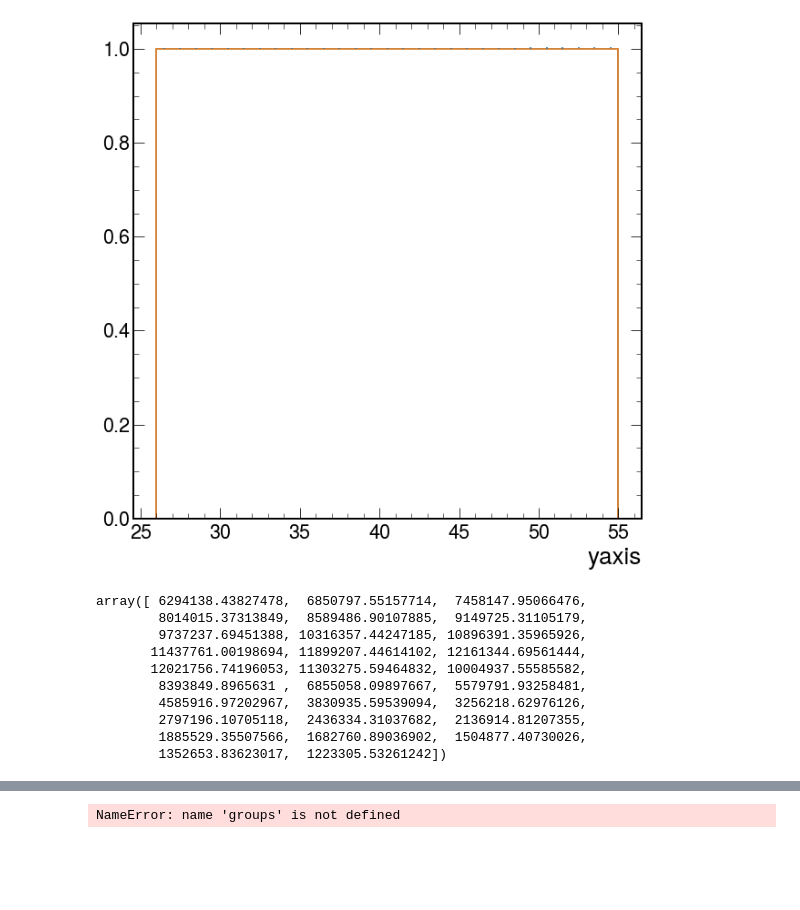
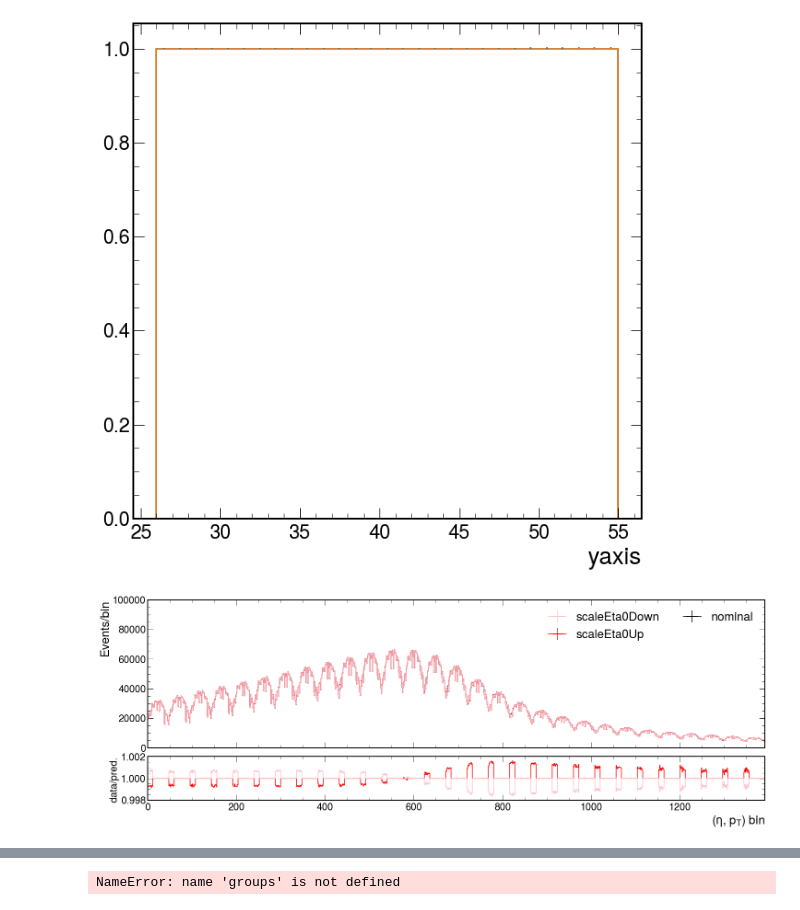
Before and after one commit to bendavid/WRemnants, a Jupyter notebook: notebooks/systsScratch.ipynb, the cells around one changed output, grey strips where cells are left out. Saved outputs shown, nothing was run; the diff lists cells and outputs as text; code cells hidden in the pictures; blank space fills up the shorter version.

```diff
--- a/notebooks/systsScratch.ipynb
+++ b/notebooks/systsScratch.ipynb
@@ -46,17 +59,12 @@ Shapes are (31,) (31,)
 [StairsArtists(stairs=<matplotlib.patches.StepPatch object at 0x...>, errorbar=<ErrorbarContainer object of 3 artists>, legend_artist=<ErrorbarContainer object of 3 artists>)]
 [figure]
 # %%
-#procs["Wmunu"]["pdf2Down"].project("yaxis").values()/procs["Wmunu"]["nominal"].project("yaxis").values()
-procs["Wmunu"]["pdf2Up"].project("yaxis").values()
+hists = [sel.unrolledHist(h) for h in [procs["Wmunu"]["nominal"], procs["Wmunu"]["scaleEta0Up"], procs["Wmunu"]["scaleEta0Down"]]]
+#hists = [h.project("pt") for h in [procs["Wmunu"]["nominal"], procs["Wmunu"]["pdf1Up"], procs["Wmunu"]["pdf1Down"]]]
+colors = ["black", "red", "pink"]
+labels = ["nominal", "scaleEta0Up", "scaleEta0Down"]
+
+fig = plotTools.makePlotsWithRatioToRef(hists, labels, colors, xlabel=r"($\eta$, p$_{T}$) bin", scale=1e5,rrange=[0.998, 1.002])
 # %% [output]
-array([ 6294138.43827478,  6850797.55157714,  7458147.95066476,
-        8014015.37313849,  8589486.90107885,  9149725.31105179,
-        9737237.69451388, 10316357.44247185, 10896391.35965926,
-       11437761.00198694, 11899207.44614102, 12161344.69561444,
-       12021756.74196053, 11303275.59464832, 10004937.55585582,
-        8393849.8965631 ,  6855058.09897667,  5579791.93258481,
-        4585916.97202967,  3830935.59539094,  3256218.62976126,
-        2797196.10705118,  2436334.31037682,  2136914.81207355,
-        1885529.35507566,  1682760.89036902,  1504877.40730026,
-        1352653.83623017,  1223305.53261242])
+[figure, added]
 # %%
```
Also changed, not shown: parts of 8 cells of this notebook, 3 other files.
